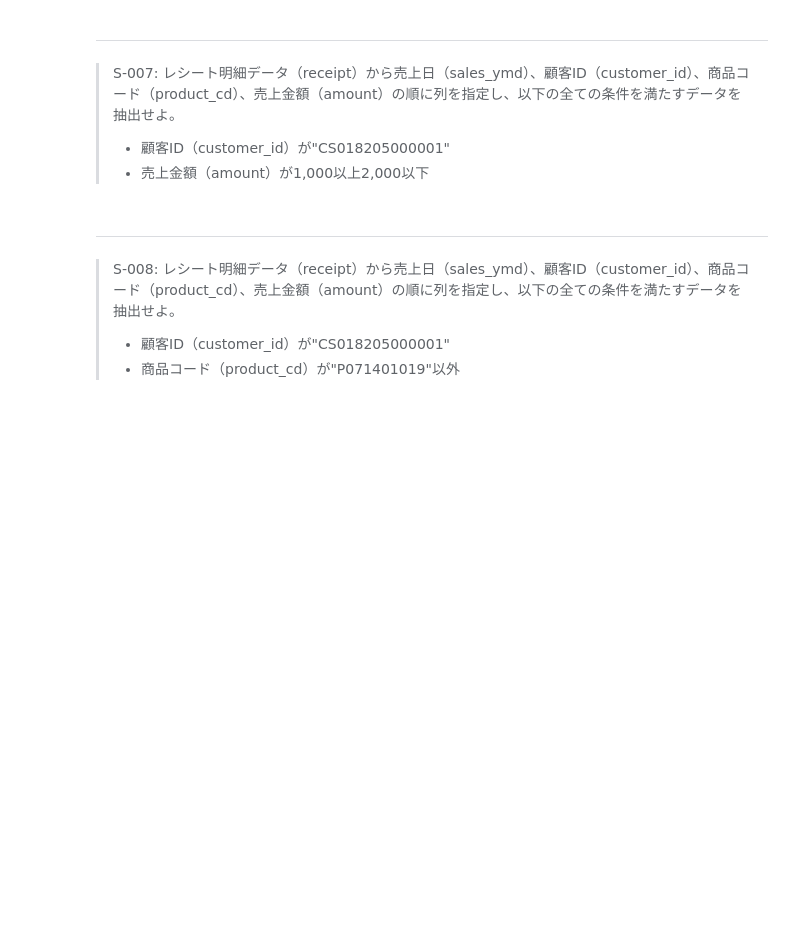
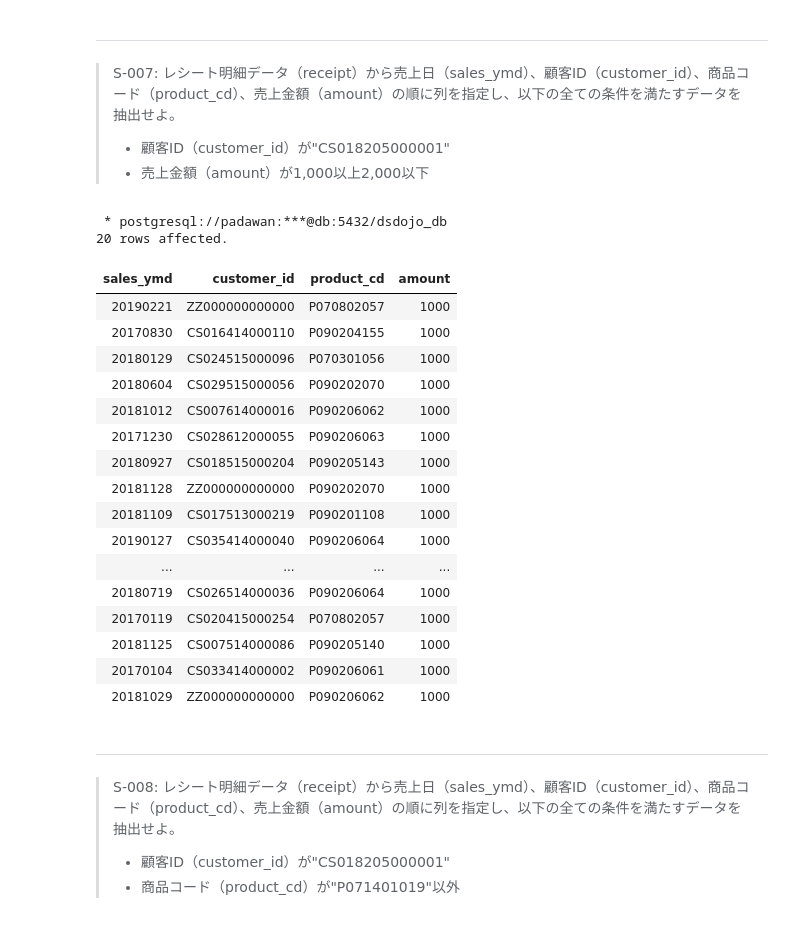
Before and after one commit to KoMurase/100knocks, a Jupyter notebook: preprocess_knock_SQL.ipynb, the cells around one changed output. Drawn from its saved outputs; the diff is of its cells as text; code cells hidden in the pictures; blank space fills up the shorter version.

```diff
--- a/preprocess_knock_SQL.ipynb
+++ b/preprocess_knock_SQL.ipynb
@@ -197,3 +195,30 @@ limit 20
+# %%
+%%sql
+select sales_ymd, customer_id, product_cd, amount
+from receipt
+where amount>=1000 and amount<=2000
+order by amount
+limit 20
+# %% [output]
+ * postgresql://padawan:***@db:5432/dsdojo_db
+20 rows affected.
+| sales_ymd | customer_id | product_cd | amount |
+| 20190221 | ZZ000000000000 | P070802057 | 1000 |
+| 20170830 | CS016414000110 | P090204155 | 1000 |
+| 20180129 | CS024515000096 | P070301056 | 1000 |
+| 20180604 | CS029515000056 | P090202070 | 1000 |
+| 20181012 | CS007614000016 | P090206062 | 1000 |
+| 20171230 | CS028612000055 | P090206063 | 1000 |
+| 20180927 | CS018515000204 | P090205143 | 1000 |
+| 20181128 | ZZ000000000000 | P090202070 | 1000 |
+| 20181109 | CS017513000219 | P090201108 | 1000 |
+| 20190127 | CS035414000040 | P090206064 | 1000 |
+| ... | ... | ... | ... |
+| 20180719 | CS026514000036 | P090206064 | 1000 |
+| 20170119 | CS020415000254 | P070802057 | 1000 |
+| 20181125 | CS007514000086 | P090205140 | 1000 |
+| 20170104 | CS033414000002 | P090206061 | 1000 |
+| 20181029 | ZZ000000000000 | P090206062 | 1000 |
 # %% [markdown]
 ---
 > S-008: レシート明細データ（receipt）から売上日（sales_ymd）、顧客ID（customer_id）、商品コード（product_cd）、売上金額（amount）の順に列を指定し、以下の全ての条件を満たすデータを抽出せよ。
```
Also changed, not shown: parts of 15 cells of this notebook.
